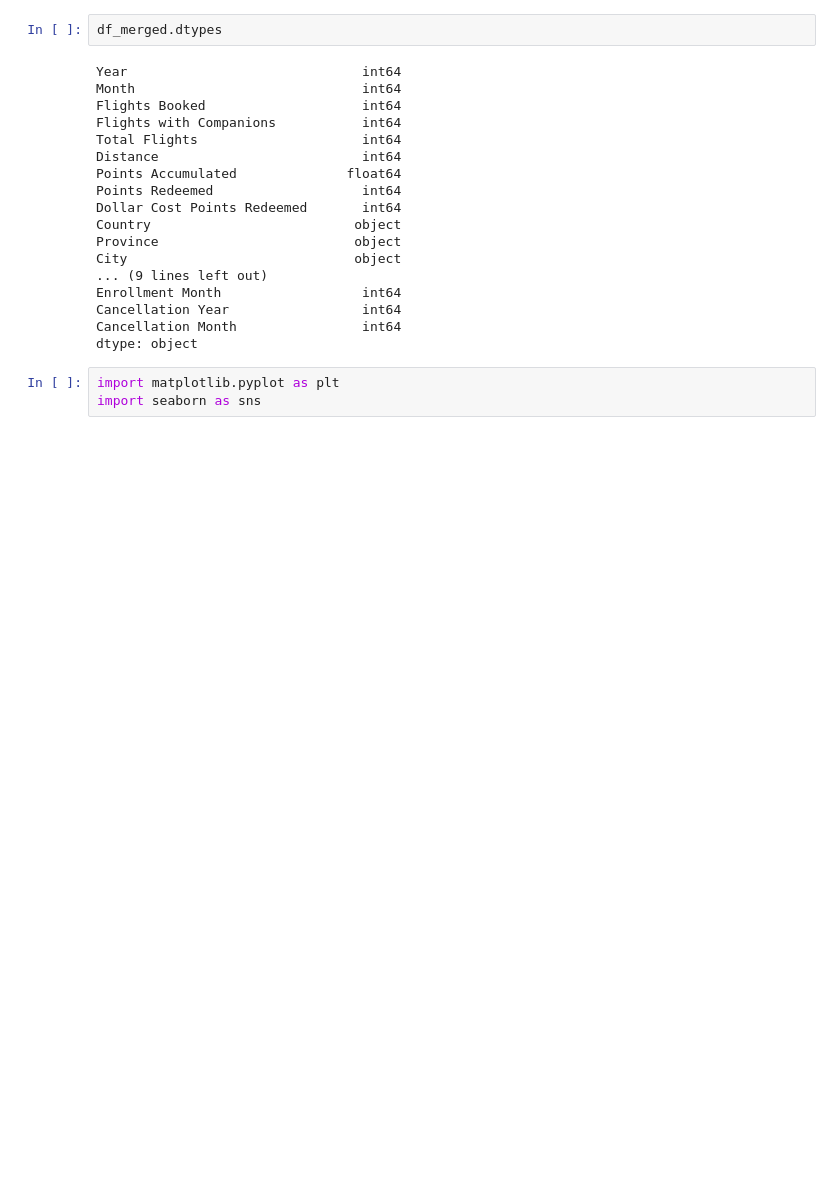
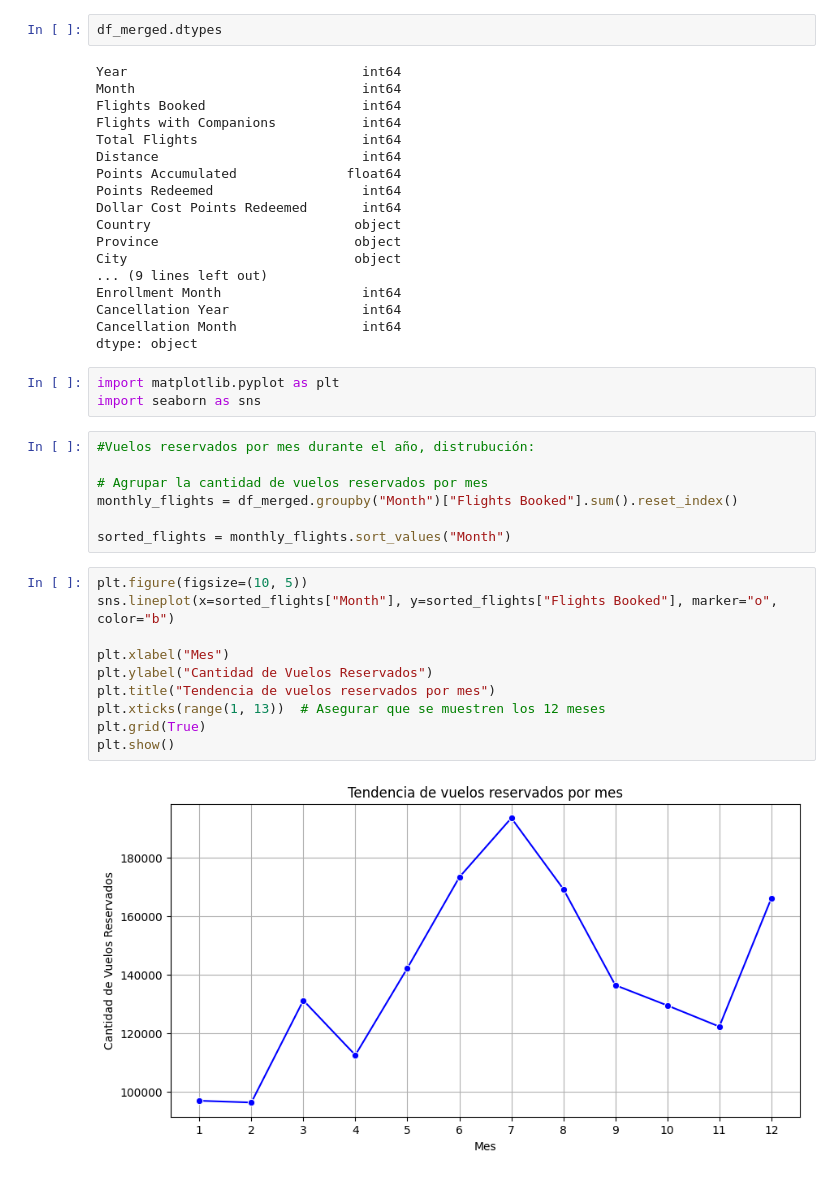
Before and after one commit to antoaag/Adalab-bda-modulo-3-evaluacion-final-antoaag, a Jupyter notebook: examen final modulo 3.ipynb, the cells around one changed output. Drawn from its saved outputs; the diff is of its cells as text; blank space fills up the shorter version.

```diff
--- a/examen final modulo 3.ipynb
+++ b/examen final modulo 3.ipynb
@@ -215,3 +215,22 @@ dtype: object
 # %%
 import matplotlib.pyplot as plt
 import seaborn as sns
+# %%
+#Vuelos reservados por mes durante el año, distrubución:
+
+# Agrupar la cantidad de vuelos reservados por mes
+monthly_flights = df_merged.groupby("Month")["Flights Booked"].sum().reset_index()
+
+sorted_flights = monthly_flights.sort_values("Month")
+# %%
+plt.figure(figsize=(10, 5))
+sns.lineplot(x=sorted_flights["Month"], y=sorted_flights["Flights Booked"], marker="o", color="b")
+
+plt.xlabel("Mes")
+plt.ylabel("Cantidad de Vuelos Reservados")
+plt.title("Tendencia de vuelos reservados por mes")
+plt.xticks(range(1, 13))  # Asegurar que se muestren los 12 meses
+plt.grid(True)
+plt.show()
+# %% [output]
+[figure, added]
```
Also changed, not shown: parts of 5 cells of this notebook.
